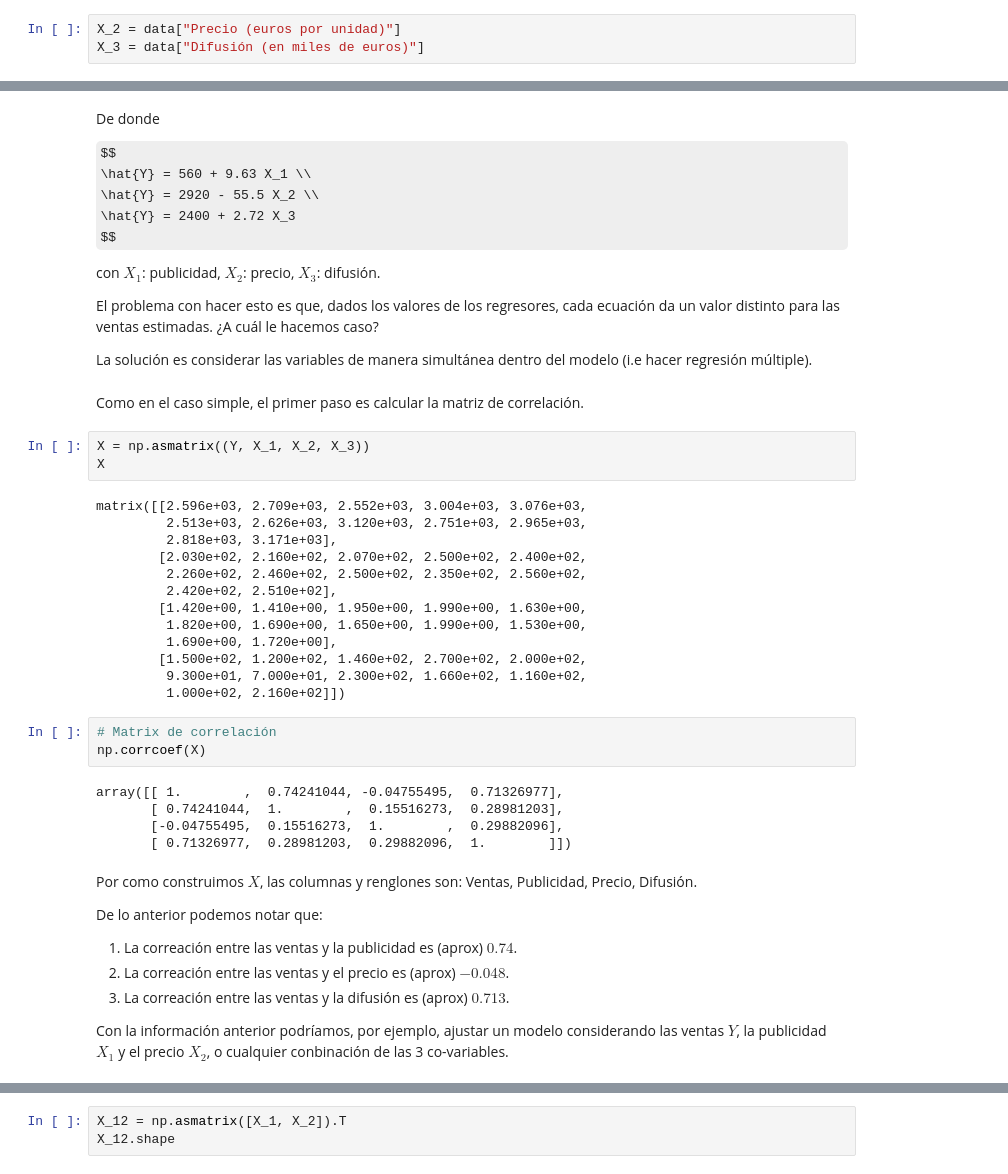
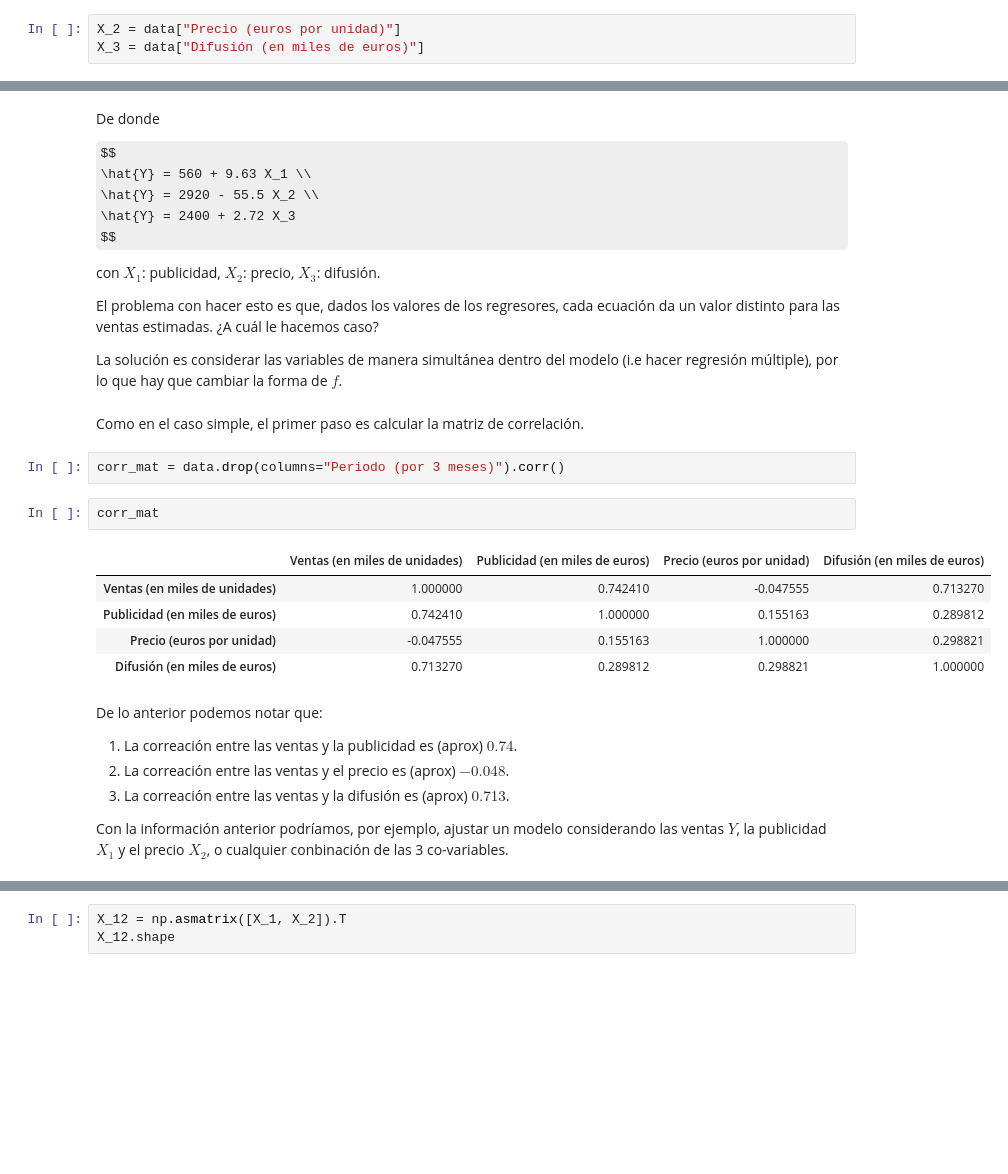
Before and after one commit to ivannpy/estadistica2_2023-2, a Jupyter notebook: MultipleRegression/RegresionMultiple.ipynb, the cells around one changed output, grey strips where cells are left out. Drawn from its saved outputs; the diff is of its cells as text; some formulas as TeX source; blank space fills up the shorter version.

```diff
--- a/MultipleRegression/RegresionMultiple.ipynb
+++ b/MultipleRegression/RegresionMultiple.ipynb
@@ -220,36 +223,20 @@ con $X_1$: publicidad, $X_2$: precio, $X_3$: difusión.
 
 El problema con hacer esto es que, dados los valores de los regresores, cada ecuación da un valor distinto para las ventas estimadas. ¿A cuál le hacemos caso?
 
-La solución es considerar las variables de manera simultánea dentro del modelo (i.e hacer regresión múltiple).
+La solución es considerar las variables de manera simultánea dentro del modelo (i.e hacer regresión múltiple), por lo que hay que cambiar la forma de $f$.
 # %% [markdown]
 Como en el caso simple, el primer paso es calcular la matriz de correlación.
-# %%
-X = np.asmatrix((Y, X_1, X_2, X_3))
-X
-# %% [output]
-matrix([[2.596e+03, 2.709e+03, 2.552e+03, 3.004e+03, 3.076e+03,
-         2.513e+03, 2.626e+03, 3.120e+03, 2.751e+03, 2.965e+03,
-         2.818e+03, 3.171e+03],
-        [2.030e+02, 2.160e+02, 2.070e+02, 2.500e+02, 2.400e+02,
-         2.260e+02, 2.460e+02, 2.500e+02, 2.350e+02, 2.560e+02,
-         2.420e+02, 2.510e+02],
-        [1.420e+00, 1.410e+00, 1.950e+00, 1.990e+00, 1.630e+00,
-         1.820e+00, 1.690e+00, 1.650e+00, 1.990e+00, 1.530e+00,
-         1.690e+00, 1.720e+00],
-        [1.500e+02, 1.200e+02, 1.460e+02, 2.700e+02, 2.000e+02,
-         9.300e+01, 7.000e+01, 2.300e+02, 1.660e+02, 1.160e+02,
-         1.000e+02, 2.160e+02]])
-# %%
-# Matrix de correlación
-np.corrcoef(X)
-# %% [output]
-array([[ 1.        ,  0.74241044, -0.04755495,  0.71326977],
-       [ 0.74241044,  1.        ,  0.15516273,  0.28981203],
-       [-0.04755495,  0.15516273,  1.        ,  0.29882096],
-       [ 0.71326977,  0.28981203,  0.29882096,  1.        ]])
+# %%
+corr_mat = data.drop(columns="Periodo (por 3 meses)").corr()
+# %%
+corr_mat
+# %% [output]
+|  | Ventas (en miles de unidades) | Publicidad (en miles de euros) | Precio (euros por unidad) | Difusión (en miles de euros) |
+| Ventas (en miles de unidades) | 1.000000 | 0.742410 | -0.047555 | 0.713270 |
+| Publicidad (en miles de euros) | 0.742410 | 1.000000 | 0.155163 | 0.289812 |
+| Precio (euros por unidad) | -0.047555 | 0.155163 | 1.000000 | 0.298821 |
+| Difusión (en miles de euros) | 0.713270 | 0.289812 | 0.298821 | 1.000000 |
 # %% [markdown]
-Por como construimos $X$, las columnas y renglones son: Ventas, Publicidad, Precio, Difusión.
-
 De lo anterior podemos notar que:
 
 1. La correación entre las ventas y la publicidad es (aprox) $0.74$.
```
Also changed, not shown: parts of 28 cells of this notebook.
